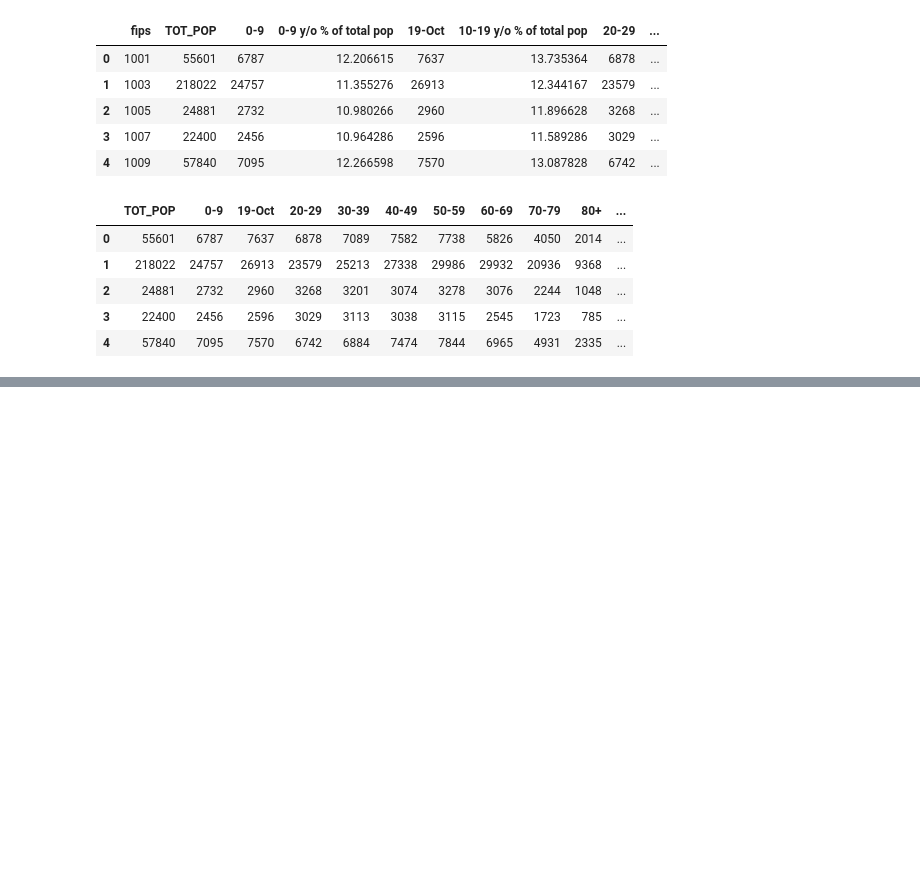
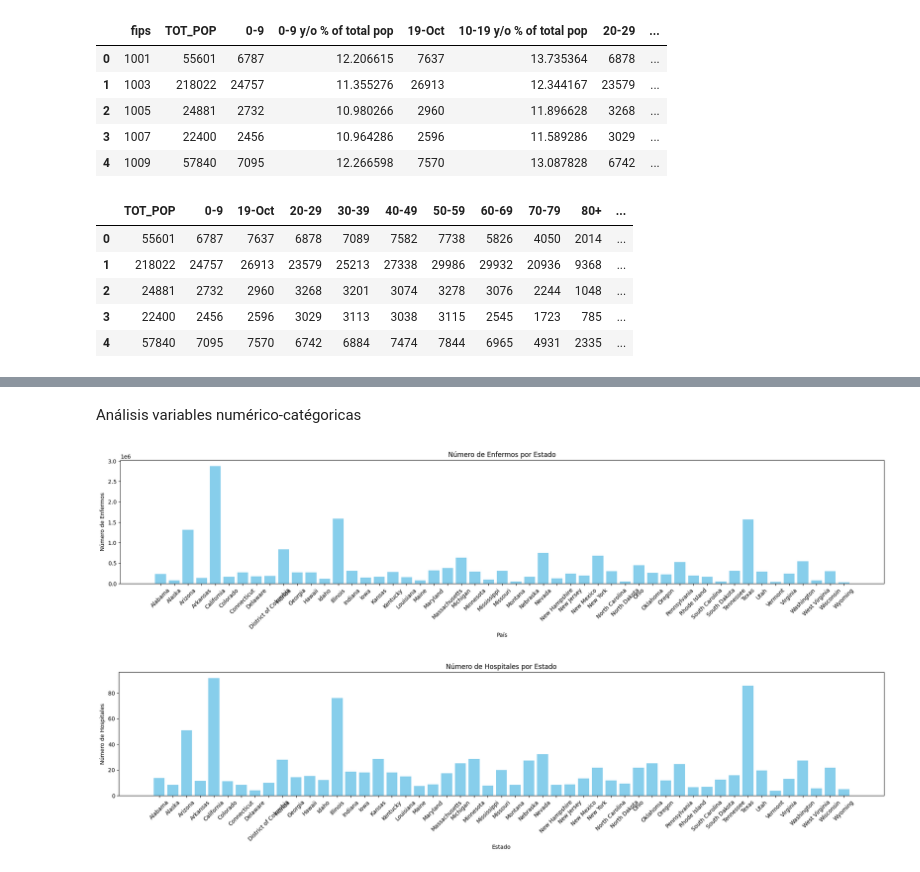
Before and after one commit to RmVa23/regularized-linear-regression, a Jupyter notebook: src/explore.ipynb, the cells around one changed output, grey strips where cells are left out. Drawn from its saved outputs; the diff is of its cells as text; code cells hidden in the pictures; blank space fills up the shorter version.

```diff
--- a/src/explore.ipynb
+++ b/src/explore.ipynb
@@ -73,0 +168,43 @@ total_data.head()
+# %% [markdown]
+Análisis variables numérico-catégoricas
+# %%
+# Extraer las columnas del DataFrame
+estados = data['STATE_NAME']
+n_enfermos = data['anycondition_number']
+
+# Crear el gráfico de barras
+plt.figure(figsize=(20, 5))
+plt.bar(estados, n_enfermos, color='skyblue')
+
+# Añadir etiquetas y título
+plt.xlabel('País')
+plt.ylabel('Número de Enfermos')
+plt.title('Número de Enfermos por Estado')
+
+# Mostrar el gráfico
+plt.xticks(rotation=45)  # Rotar etiquetas del eje x para mejor legibilidad
+plt.tight_layout()  # Ajustar el diseño para evitar superposición
+plt.show()
+
+#------------------------------------------------------------------------------------------------------
+
+# Extraer las columnas del DataFrame
+estados = data['STATE_NAME']
+n_enfermos = data['Total Hospitals (2019)']
+
+# Crear el gráfico de barras
+plt.figure(figsize=(20, 5))
+plt.bar(estados, n_enfermos, color='skyblue')
+
+# Añadir etiquetas y título
+plt.xlabel('Estado')
+plt.ylabel('Número de Hospitales')
+plt.title('Número de Hospitales por Estado')
+
+# Mostrar el gráfico
+plt.xticks(rotation=45)  # Rotar etiquetas del eje x para mejor legibilidad
+plt.tight_layout()  # Ajustar el diseño para evitar superposición
+plt.show()
+# %% [output]
+[figure, added]
+[figure, added]
```
Also changed, not shown: parts of 22 cells of this notebook.
